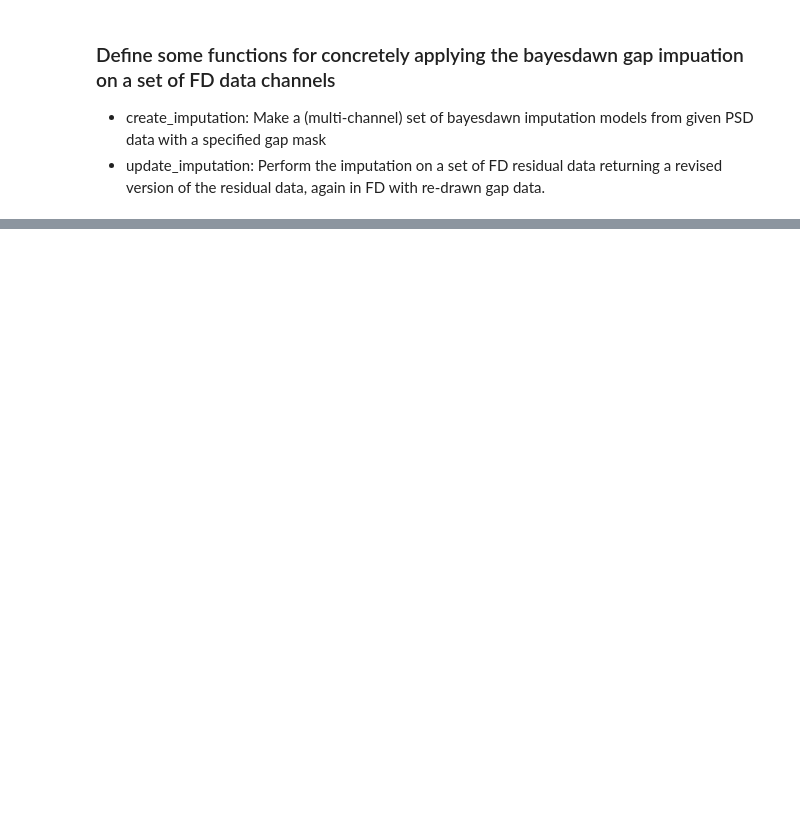
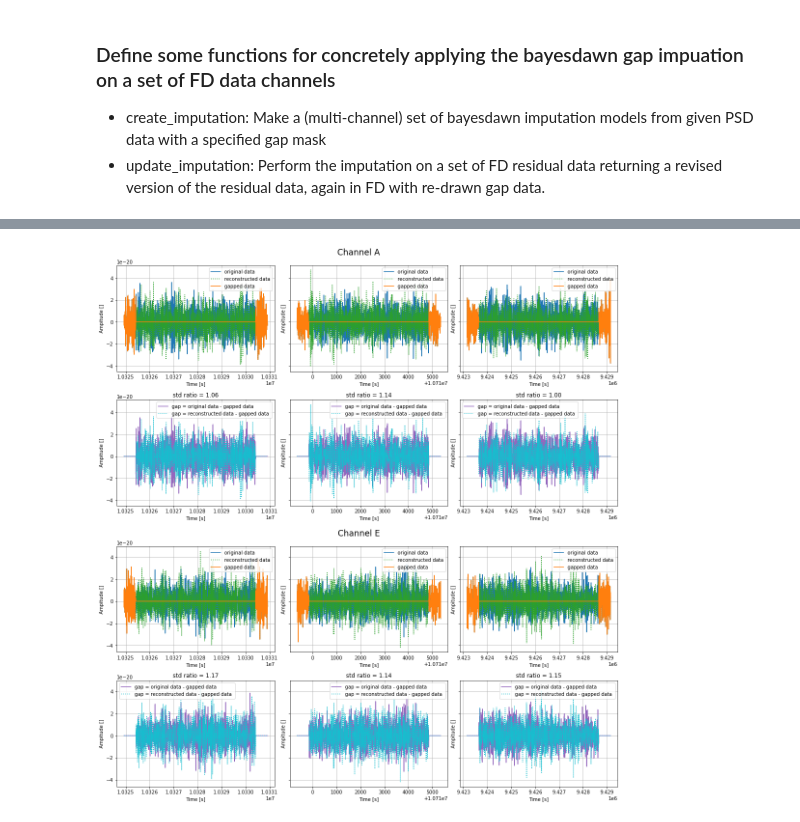
Before and after one commit to qbaghi/bayesdawn, a Jupyter notebook: notebooks/Spritz-MBHB-search-dev-globe.ipynb, the cells around one changed output, grey strips where cells are left out. Cells and saved outputs as stored; diff of their text form; code cells hidden in the pictures; blank space fills up the shorter version.

Commit message:
clean up functions and upload working notebook

```diff
--- a/notebooks/Spritz-MBHB-search-dev-globe.ipynb
+++ b/notebooks/Spritz-MBHB-search-dev-globe.ipynb
@@ -483,0 +388,12 @@ for i in range(n_gaps):
+# %%
+td_datans_masked = td_datans.copy()
+
+for names in td_datans.dtype.names[1:]:
+    td_datans_masked[names] = mask * td_datans[names]
+
+for i in range(len(maskinfo['starts'])):
+    print('gap', i,
+          ':\n\tsamples:', maskinfo['starts'][i],
+          '< i <', maskinfo['ends'][i],
+          '\n\tseconds:', ts[maskinfo['starts'][i]],
+          '< t <', ts[maskinfo['ends'][i]])
@@ -948,0 +580,20 @@ understand what makes T converge or not
+# %%
+# Perform data imputation
+### NB this can be streamlined a little bit more and/or transformed into a function
+for tdi in range(len(names)):
+    y_masked = td_datans_masked[names[tdi]]
+    s = np.zeros(len(mask))  #for residual 'signal' is zero
+    # instantiate imputation class
+    imp_cls += [datamodel.GaussianStationaryProcess(s, mask, psd_cls[tdi], method='nearest', na=50, nb=50)]
+    # Initialize the (reconstructed) data residuals
+    y_res = np.squeeze(np.array(y_masked).T) # (ymasked - s)
+    t1 = time.time()
+#     imp_cls[tdi].update_psd(psd_cls[tdi])
+    # Re-compute of PSD-dependent terms
+    imp_cls[tdi].compute_offline()
+    # Imputation of missing data by randomly drawing from their conditional distribution
+    y_res = imp_cls[tdi].impute(y_masked, draw=True)
+    # Update the data residuals
+    t2 = time.time()
+    print("The imputation / PSD estimation for combination " + names[tdi] + " in iteration "+ str(i) +" took " + str(t2-t1))
+    td_data_rec[names[tdi]] = y_res
@@ -948,0 +607,10 @@ understand what makes T converge or not
+# %%
+view_gaps(ts = td_datans['t'],
+          ys = [[td_datans[names] for names in td_datans.dtype.names[1:]],
+                [td_data_rec[names] for names in td_datans.dtype.names[1:]]],
+          yg = [td_datans_masked[names] for names in td_datans.dtype.names[1:]],
+          maskinfo = maskinfo, channels = ['A', 'E'],
+          labels=['original data', 'reconstructed data', 'gapped data'],
+          save = SAVE)
+# %% [output]
+[figure, added]
```
Also changed, not shown: parts of 50 cells of this notebook, 3 other files.
